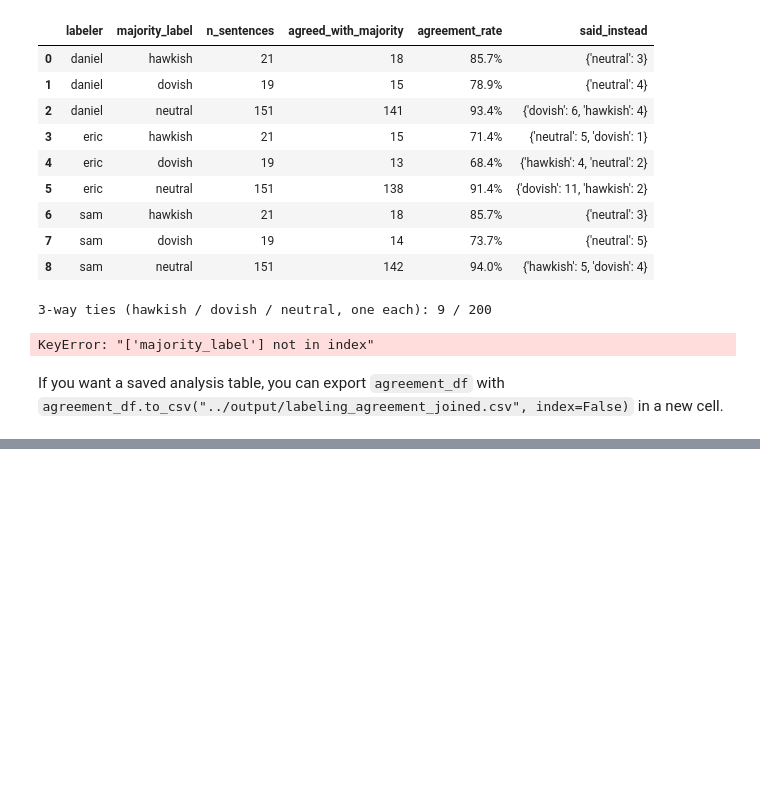
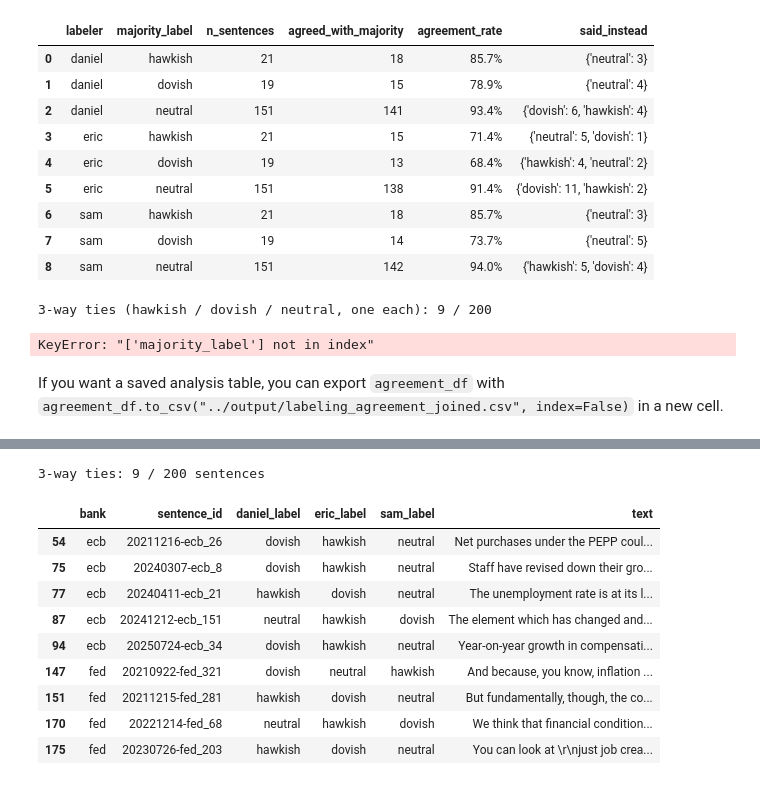
Before and after one commit to ericGutierrezM/central-bank-spillovers, a Jupyter notebook: notebooks/labeling_agreement.ipynb, the cells around one changed output, grey strips where cells are left out. Drawn from its saved outputs; the diff is of its cells as text; code cells hidden in the pictures; blank space fills up the shorter version.

```diff
--- a/notebooks/labeling_agreement.ipynb
+++ b/notebooks/labeling_agreement.ipynb
@@ -477,0 +486,17 @@ If you want a saved analysis table, you can export `agreement_df` with `agreemen
+# %%
+# 5a. 3-way ties: all three labelers assigned a different label
+three_way_ties = complete_cases[complete_cases[label_cols].nunique(axis=1) == 3].copy()
+print(f"3-way ties: {len(three_way_ties)} / {len(complete_cases)} sentences\n")
+three_way_ties[["bank", "sentence_id", *label_cols, "text"]]
+# %% [output]
+3-way ties: 9 / 200 sentences
+|  | bank | sentence_id | daniel_label | eric_label | sam_label | text |
+| 54 | ecb | 20211216-ecb_26 | dovish | hawkish | neutral | Net purchases under the PEPP coul... |
+| 75 | ecb | 20240307-ecb_8 | dovish | hawkish | neutral | Staff have revised down their gro... |
+| 77 | ecb | 20240411-ecb_21 | hawkish | dovish | neutral | The unemployment rate is at its l... |
+| 87 | ecb | 20241212-ecb_151 | neutral | hawkish | dovish | The element which has changed and... |
+| 94 | ecb | 20250724-ecb_34 | dovish | hawkish | neutral | Year-on-year growth in compensati... |
+| 147 | fed | 20210922-fed_321 | dovish | neutral | hawkish | And because, you know, inflation ... |
+| 151 | fed | 20211215-fed_281 | hawkish | dovish | neutral | But fundamentally, though, the co... |
+| 170 | fed | 20221214-fed_68 | neutral | hawkish | dovish | We think that financial condition... |
+| 175 | fed | 20230726-fed_203 | hawkish | dovish | neutral | You can look at \r\njust job crea... |
```
Also changed, not shown: parts of 2 cells of this notebook, 1 other file.
